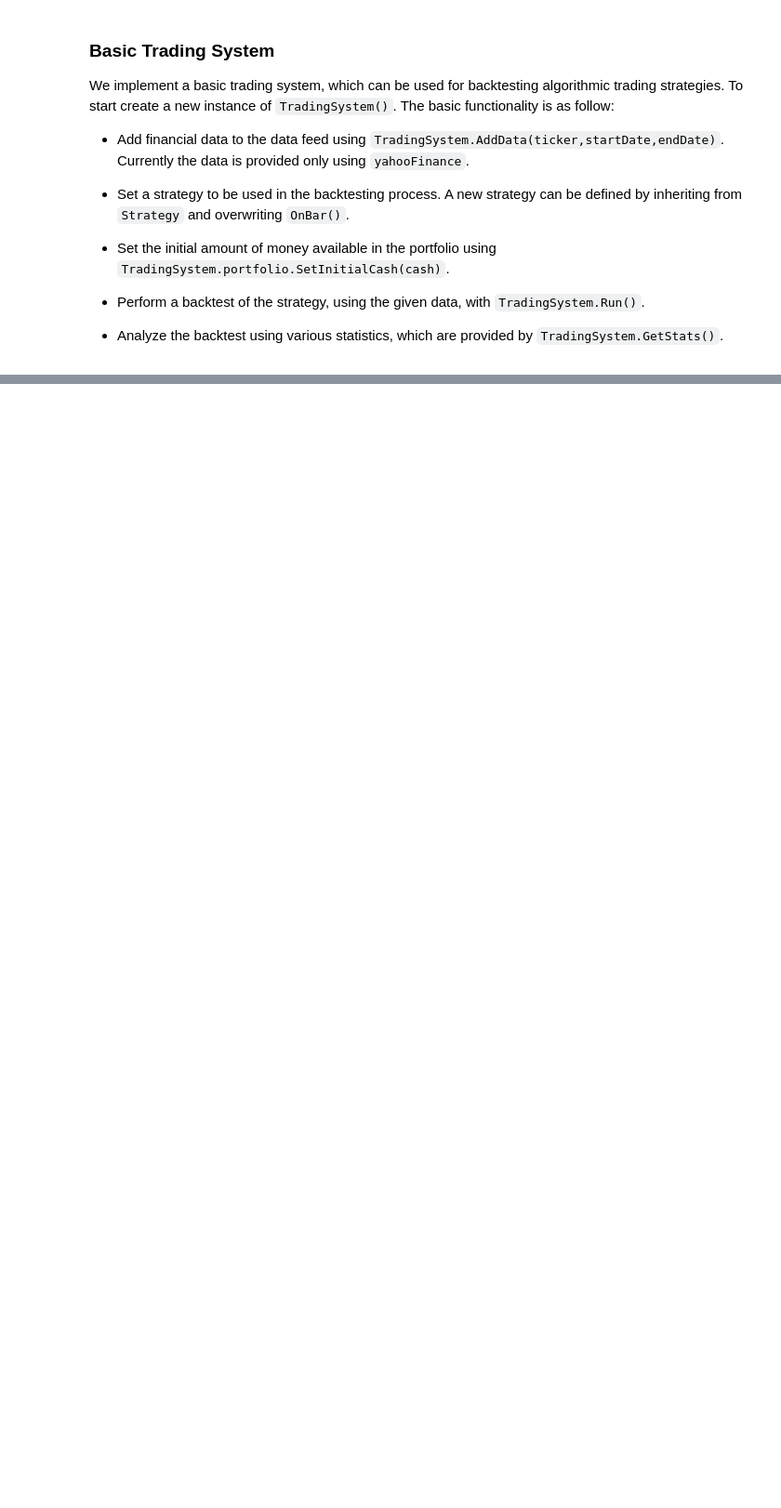
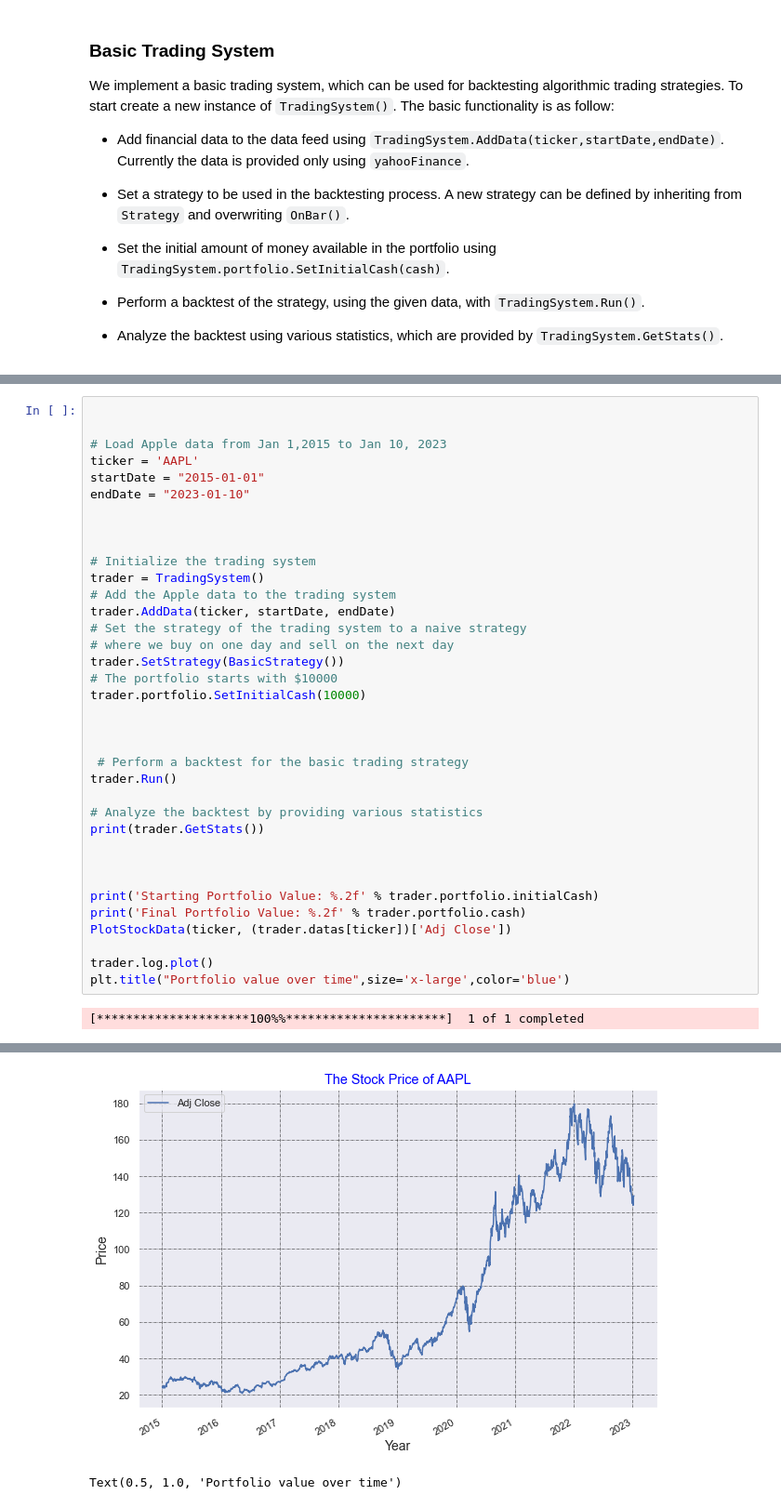
Before and after one commit to FrederikBenirschke/BasicTradingSystem, a Jupyter notebook: TradingSystem/Examples.ipynb, the cells around one changed output, grey strips where cells are left out. Shown: that part at 93% size. Saved outputs shown, nothing was run; the diff lists cells and outputs as text; blank space fills up the shorter version.

```diff
--- a/TradingSystem/Examples.ipynb
+++ b/TradingSystem/Examples.ipynb
@@ -18,3 +19,41 @@ import pandas as pd
 import matplotlib.pyplot as plt
 import seaborn as sns; sns.set()
 import yfinance as yf
+# %%
+
+
+# Load Apple data from Jan 1,2015 to Jan 10, 2023
+ticker = 'AAPL'
+startDate = "2015-01-01"
+endDate = "2023-01-10"
+
+
+
+# Initialize the trading system
+trader = TradingSystem()
+# Add the Apple data to the trading system
+trader.AddData(ticker, startDate, endDate)
+# Set the strategy of the trading system to a naive strategy
+# where we buy on one day and sell on the next day
+trader.SetStrategy(BasicStrategy())
+# The portfolio starts with $10000
+trader.portfolio.SetInitialCash(10000)
+
+
+
+ # Perform a backtest for the basic trading strategy
+trader.Run()
+
+# Analyze the backtest by providing various statistics
+print(trader.GetStats())
+
+
+
+print('Starting Portfolio Value: %.2f' % trader.portfolio.initialCash)
+print('Final Portfolio Value: %.2f' % trader.portfolio.cash)
+PlotStockData(ticker, (trader.datas[ticker])['Adj Close'])
+
+trader.log.plot()
+plt.title("Portfolio value over time",size='x-large',color='blue')
+# %% [output]
+[*********************100%%**********************]  1 of 1 completed
@@ -20,0 +77,2 @@ import yfinance as yf
+[figure, added]
+Text(0.5, 1.0, 'Portfolio value over time')
```
Also changed, not shown: parts of 8 cells of this notebook, 4 other files.
